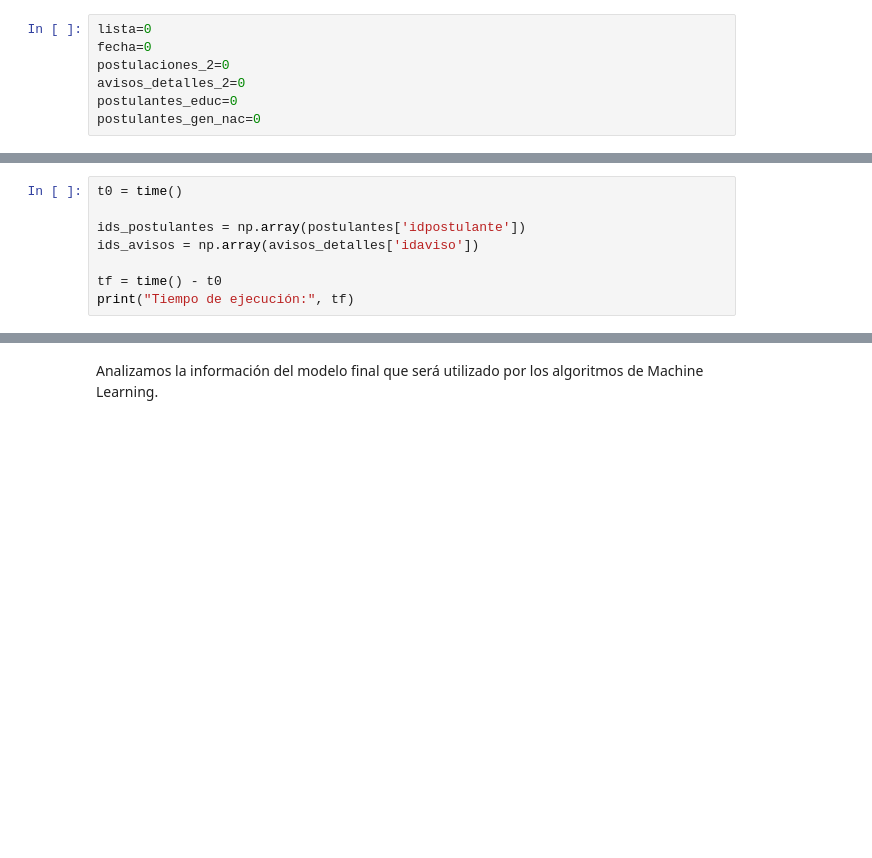
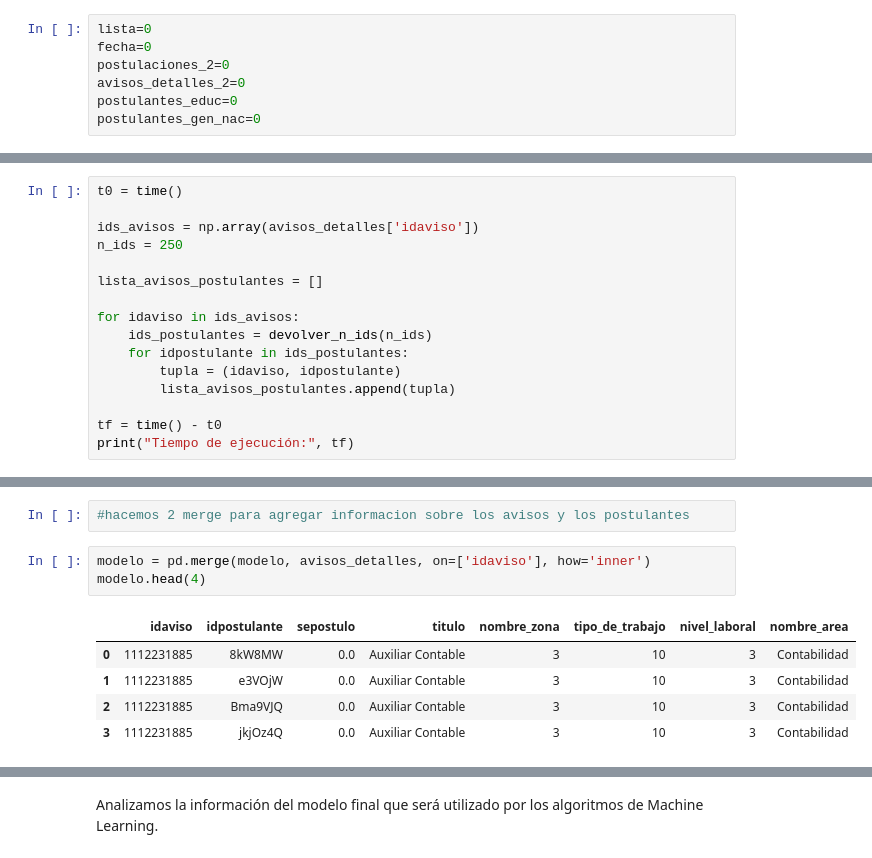
Before and after one commit to franhermani/TP2-7506, a Jupyter notebook: modelo_nuevo_make.ipynb, the cells around one changed output, grey strips where cells are left out. Saved outputs shown, nothing was run; the diff lists cells and outputs as text; blank space fills up the shorter version.

```diff
--- a/modelo_nuevo_make.ipynb
+++ b/modelo_nuevo_make.ipynb
@@ -739,8 +718,16 @@ Creamos un dataframe que contenga todas las combinaciones de idpostulante e idav
 # %%
 t0 = time()
 
-ids_postulantes = np.array(postulantes['idpostulante'])
 ids_avisos = np.array(avisos_detalles['idaviso'])
+n_ids = 250
+
+lista_avisos_postulantes = []
+
+for idaviso in ids_avisos:
+    ids_postulantes = devolver_n_ids(n_ids)
+    for idpostulante in ids_postulantes:
+        tupla = (idaviso, idpostulante)
+        lista_avisos_postulantes.append(tupla)
 
 tf = time() - t0
 print("Tiempo de ejecución:", tf)
@@ -799,0 +855,11 @@ modelo['sepostulo'].value_counts()
+# %%
+#hacemos 2 merge para agregar informacion sobre los avisos y los postulantes
+# %%
+modelo = pd.merge(modelo, avisos_detalles, on=['idaviso'], how='inner')
+modelo.head(4)
+# %% [output]
+|  | idaviso | idpostulante | sepostulo | titulo | nombre_zona | tipo_de_trabajo | nivel_laboral | nombre_area |
+| 0 | 1112231885 | 8kW8MW | 0.0 | Auxiliar Contable | 3 | 10 | 3 | Contabilidad |
+| 1 | 1112231885 | e3VOjW | 0.0 | Auxiliar Contable | 3 | 10 | 3 | Contabilidad |
+| 2 | 1112231885 | Bma9VJQ | 0.0 | Auxiliar Contable | 3 | 10 | 3 | Contabilidad |
+| 3 | 1112231885 | jkjOz4Q | 0.0 | Auxiliar Contable | 3 | 10 | 3 | Contabilidad |
```
Also changed, not shown: parts of 58 cells of this notebook.
